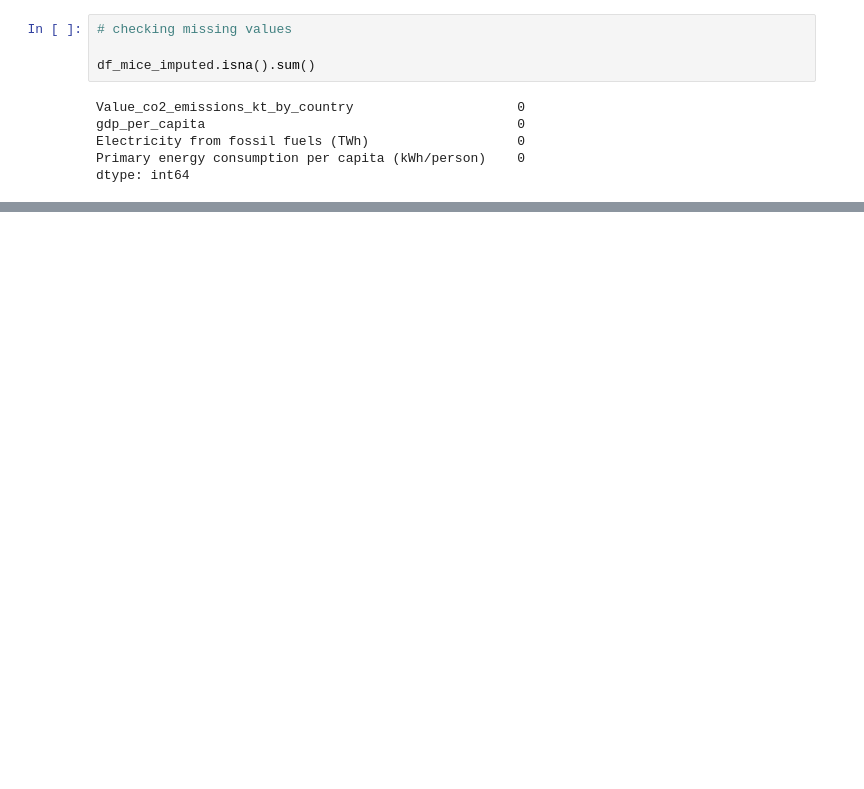
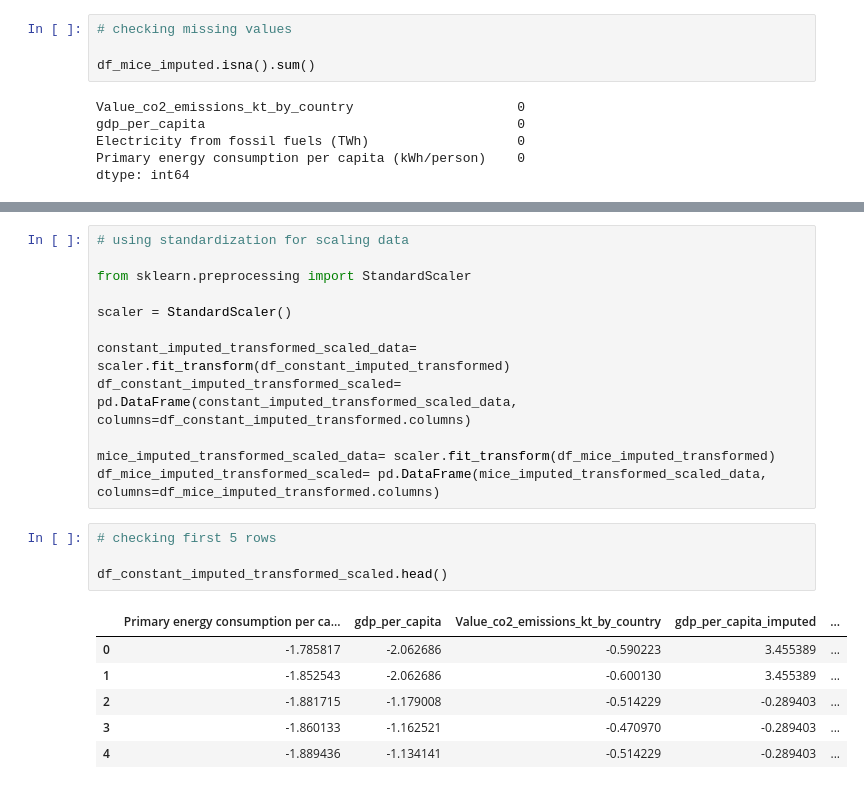
Before and after one commit to perezmillanr/tp_final_analisis_de_datos, a Jupyter notebook: TP.ipynb, the cells around one changed output, grey strips where cells are left out. Cells and saved outputs as stored; diff of their text form; blank space fills up the shorter version.

```diff
--- a/TP.ipynb
+++ b/TP.ipynb
@@ -309,0 +355,23 @@ dtype: int64
+# %%
+# using standardization for scaling data
+
+from sklearn.preprocessing import StandardScaler
+
+scaler = StandardScaler()
+
+constant_imputed_transformed_scaled_data= scaler.fit_transform(df_constant_imputed_transformed)
+df_constant_imputed_transformed_scaled= pd.DataFrame(constant_imputed_transformed_scaled_data, columns=df_constant_imputed_transformed.columns)
+
+mice_imputed_transformed_scaled_data= scaler.fit_transform(df_mice_imputed_transformed)
+df_mice_imputed_transformed_scaled= pd.DataFrame(mice_imputed_transformed_scaled_data, columns=df_mice_imputed_transformed.columns)
+# %%
+# checking first 5 rows
+
+df_constant_imputed_transformed_scaled.head()
+# %% [output]
+|  | Primary energy consumption per ca... | gdp_per_capita | Value_co2_emissions_kt_by_country | gdp_per_capita_imputed | ... |
+| 0 | -1.785817 | -2.062686 | -0.590223 | 3.455389 | ... |
+| 1 | -1.852543 | -2.062686 | -0.600130 | 3.455389 | ... |
+| 2 | -1.881715 | -1.179008 | -0.514229 | -0.289403 | ... |
+| 3 | -1.860133 | -1.162521 | -0.470970 | -0.289403 | ... |
+| 4 | -1.889436 | -1.134141 | -0.514229 | -0.289403 | ... |
```
Also changed, not shown: parts of 8 cells of this notebook.
